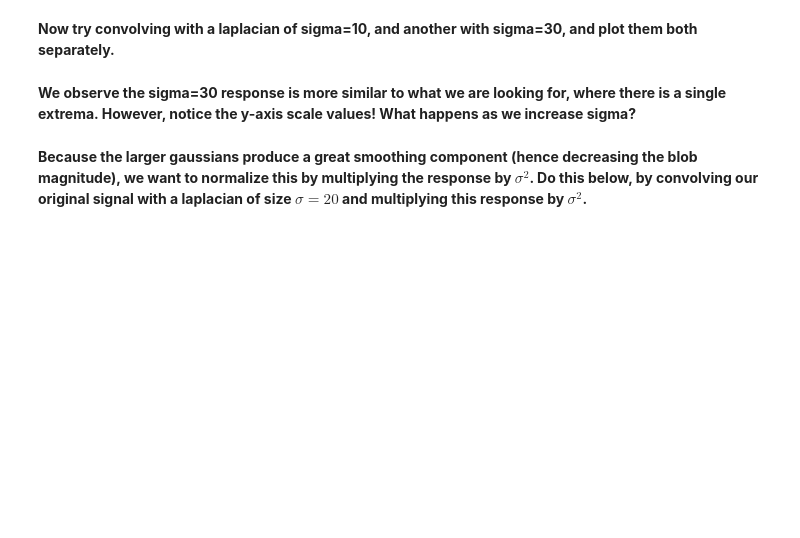
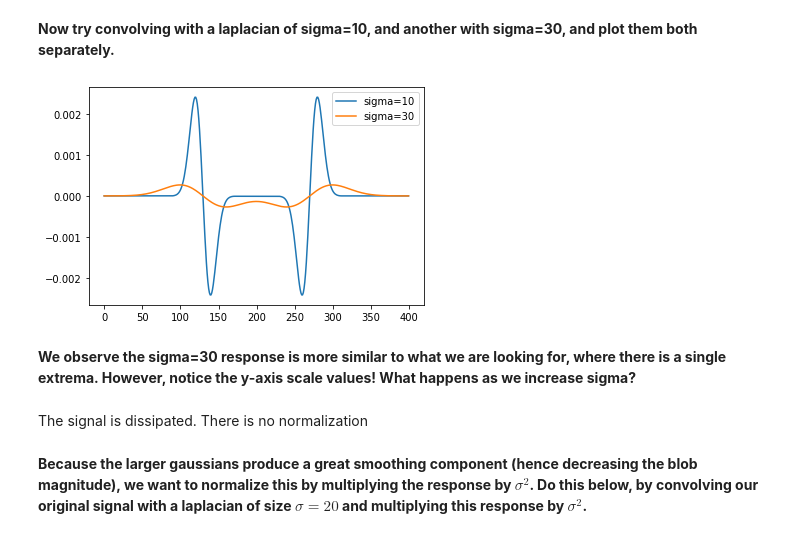
Before and after one commit to dlezcan1/computer-vision-fall-2020, a Jupyter notebook: week4/(Week_4)_Feature_Detection.ipynb, the cells around one changed output. Drawn from its saved outputs; the diff is of its cells as text; code cells hidden in the pictures; blank space fills up the shorter version.

```diff
--- a/week4/(Week_4)_Feature_Detection.ipynb
+++ b/week4/(Week_4)_Feature_Detection.ipynb
@@ -192,6 +209,18 @@ original_signal[130:270] = 1
 # %% [markdown]
 **Now try convolving with a laplacian of sigma=10, and another with sigma=30, and plot them both separately.**
+# %%
+lap_10_signal = ndimage.gaussian_laplace(original_signal, 10)
+lap_30_signal = ndimage.gaussian_laplace(original_signal, 30)
+
+plt.plot(lap_10_signal, label='sigma=10')
+plt.plot(lap_30_signal, label='sigma=30')
+plt.legend()
+plt.show()
+# %% [output]
+[figure, added]
 # %% [markdown]
 **We observe the sigma=30 response is more similar to what we are looking for, where there is a single extrema. However, notice the y-axis scale values! What happens as we increase sigma?**
+# %% [markdown]
+The signal is dissipated. There is no normalization
 # %% [markdown]
 **Because the larger gaussians produce a great smoothing component (hence decreasing the blob magnitude), we want to normalize this by multiplying the response by $\sigma^2$. Do this below, by convolving our original signal with a laplacian of size $\sigma=20$ and multiplying this response by $\sigma^2$.**
```
Also changed, not shown: parts of 16 cells of this notebook.
